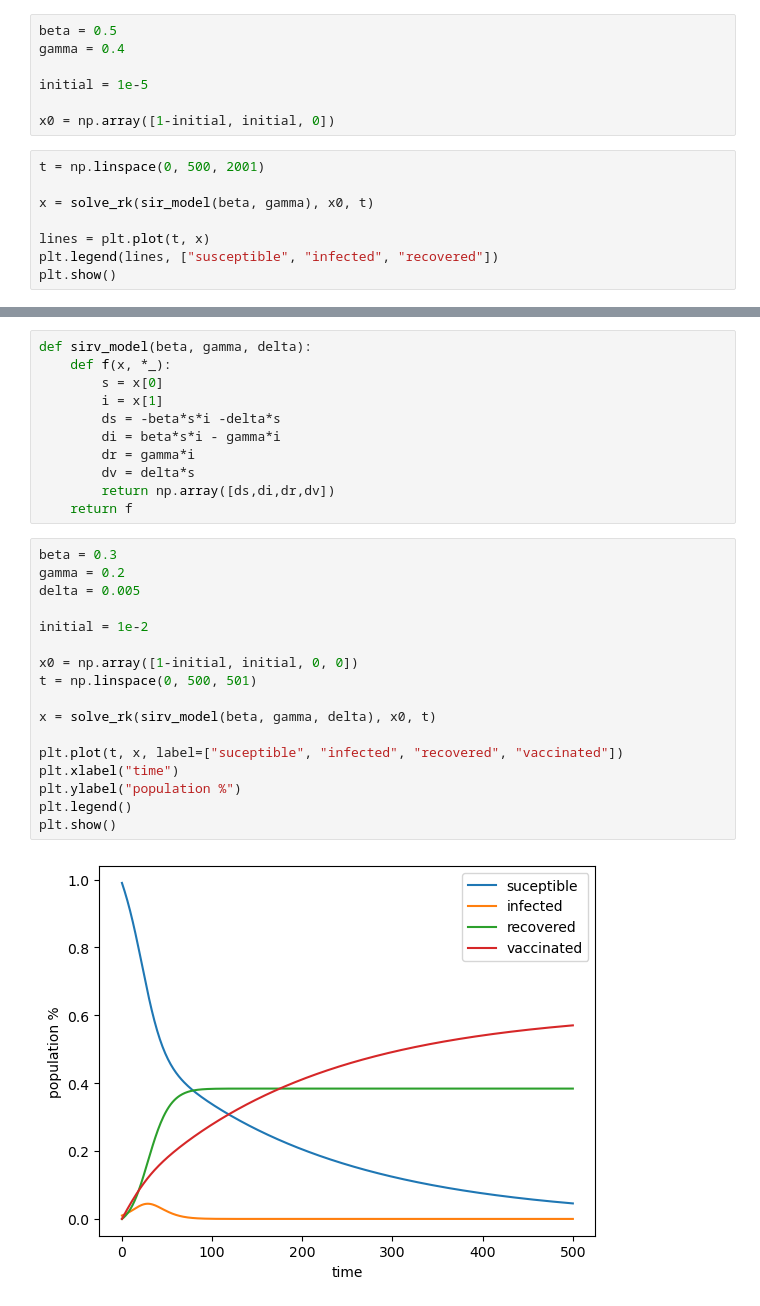
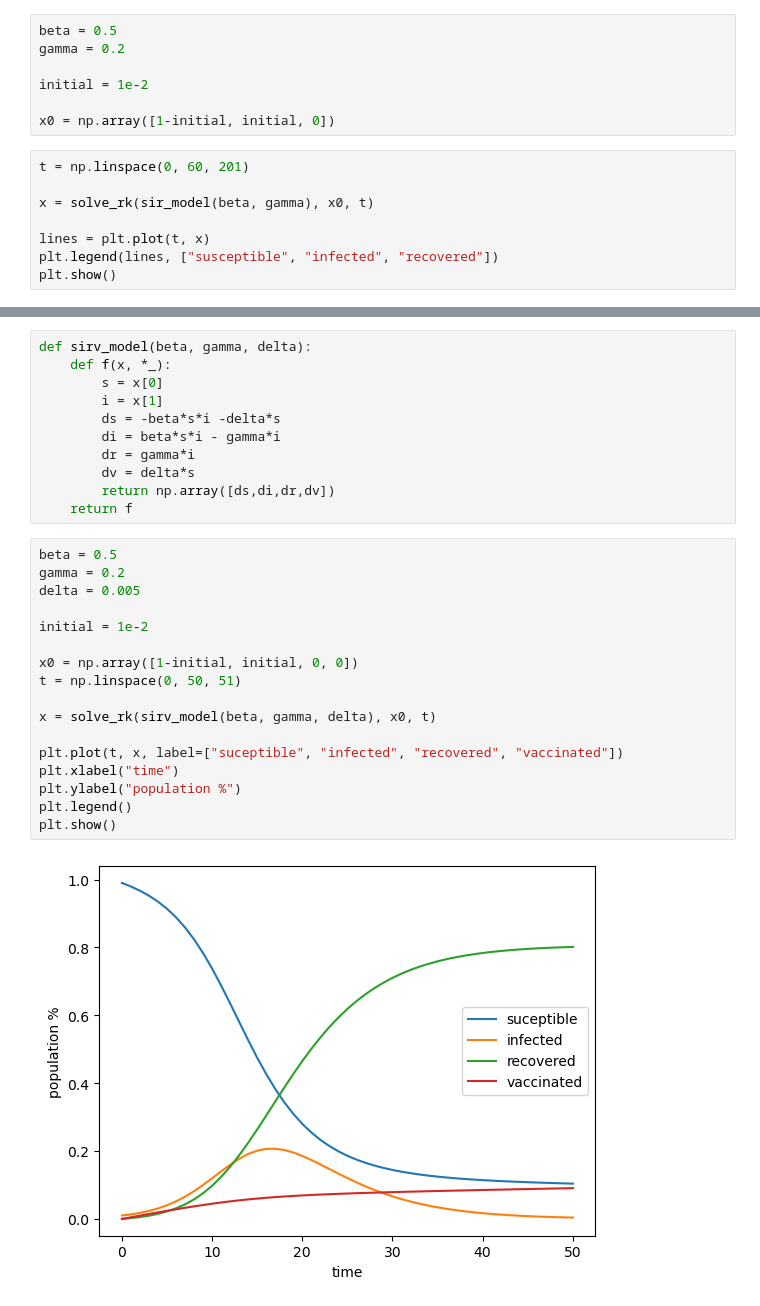
Before and after one commit to Aurora2500/ulpgc_sacse, a Jupyter notebook: 2_3/SIR.ipynb, the cells around one changed output, grey strips where cells are left out. Saved outputs shown, nothing was run; the diff lists cells and outputs as text.

```diff
--- a/2_3/SIR.ipynb
+++ b/2_3/SIR.ipynb
@@ -76,13 +76,13 @@ def solve_rk(model, x0, t):
     return x
 # %%
 beta = 0.5
-gamma = 0.4
+gamma = 0.2
 
-initial = 1e-5
+initial = 1e-2
 
 x0 = np.array([1-initial, initial, 0])
 # %%
-t = np.linspace(0, 500, 2001)
+t = np.linspace(0, 60, 201)
 
 x = solve_rk(sir_model(beta, gamma), x0, t)
 
@@ -154,22 +154,22 @@ def sirv_model(beta, gamma, delta):
         return np.array([ds,di,dr,dv])
     return f
 # %%
-beta = 0.3
+beta = 0.5
 gamma = 0.2
 delta = 0.005
 
 initial = 1e-2
 
 x0 = np.array([1-initial, initial, 0, 0])
-t = np.linspace(0, 500, 501)
+t = np.linspace(0, 50, 51)
 
 x = solve_rk(sirv_model(beta, gamma, delta), x0, t)
 
 plt.plot(t, x, label=["suceptible", "infected", "recovered", "vaccinated"])
 plt.xlabel("time")
 plt.ylabel("population %")
 plt.legend()
 plt.show()
 # %% [output]
-[figure, old version]
+[figure, new version]
 # %%
```
Also changed, not shown: parts of 7 cells of this notebook, 6 other files.
